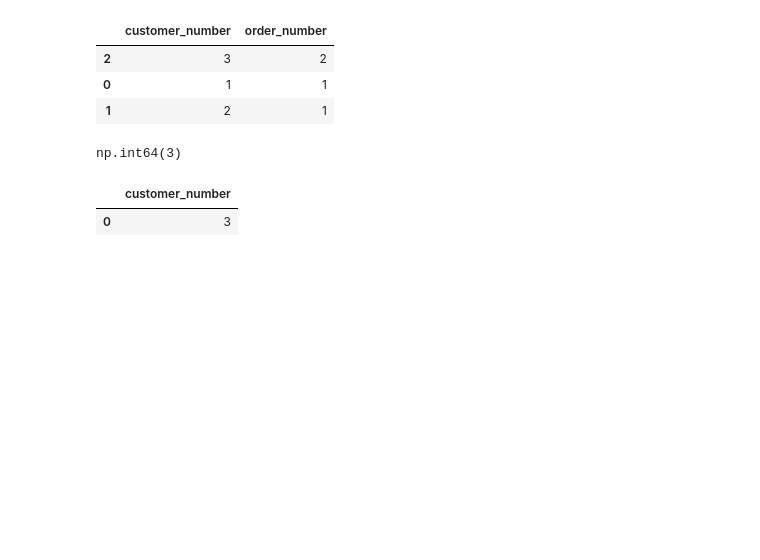
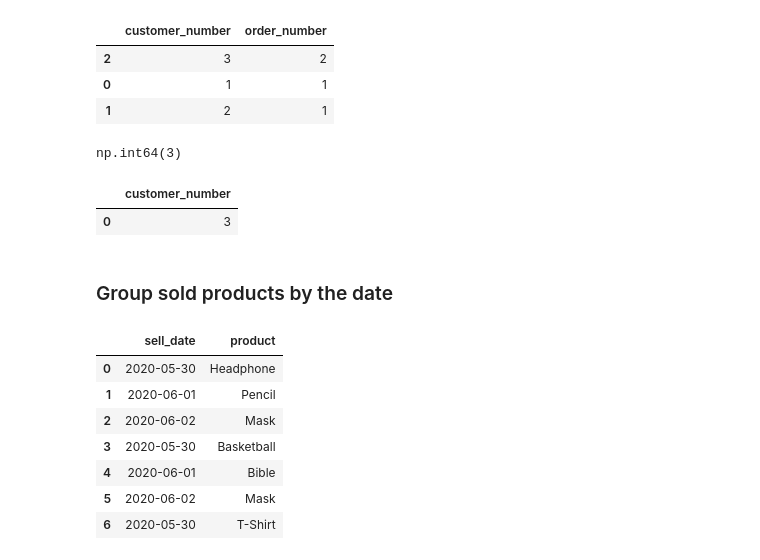
Before and after one commit to ShahriarHA/The-Pandas--Playground, a Jupyter notebook: leetCode3.ipynb, the cells around one changed output. Saved outputs shown, nothing was run; the diff lists cells and outputs as text; code cells hidden in the pictures; blank space fills up the shorter version.

Commit message:
Group sold products by the date -leetcode

```diff
--- a/leetCode3.ipynb
+++ b/leetCode3.ipynb
@@ -417,3 +417,26 @@ res
 # %% [output]
 |  | customer_number |
 | 0 | 3 |
+# %% [markdown]
+### Group sold products by the date
+# %%
+activities = pd.DataFrame({
+    'sell_date': [
+        '2020-05-30', '2020-06-01', '2020-06-02',
+        '2020-05-30', '2020-06-01', '2020-06-02', '2020-05-30'
+    ],
+    'product': [
+        'Headphone', 'Pencil', 'Mask',
+        'Basketball', 'Bible', 'Mask', 'T-Shirt'
+    ]
+})
+activities
+# %% [output]
+|  | sell_date | product |
+| 0 | 2020-05-30 | Headphone |
+| 1 | 2020-06-01 | Pencil |
+| 2 | 2020-06-02 | Mask |
+| 3 | 2020-05-30 | Basketball |
+| 4 | 2020-06-01 | Bible |
+| 5 | 2020-06-02 | Mask |
+| 6 | 2020-05-30 | T-Shirt |
```
Also changed, not shown: parts of 12 cells of this notebook.
